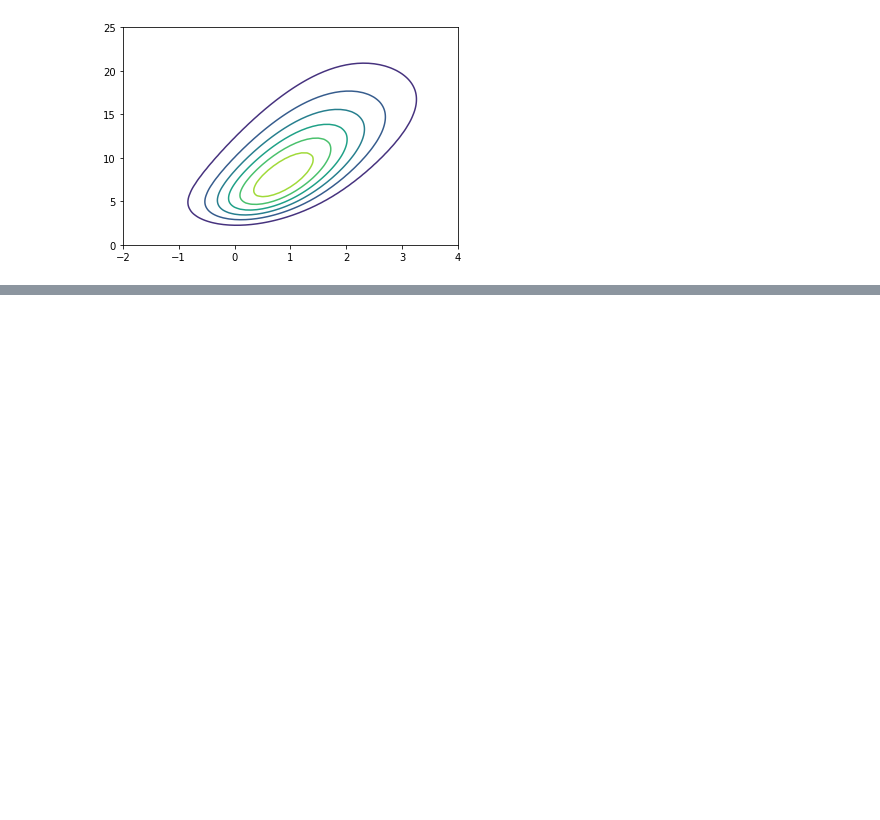
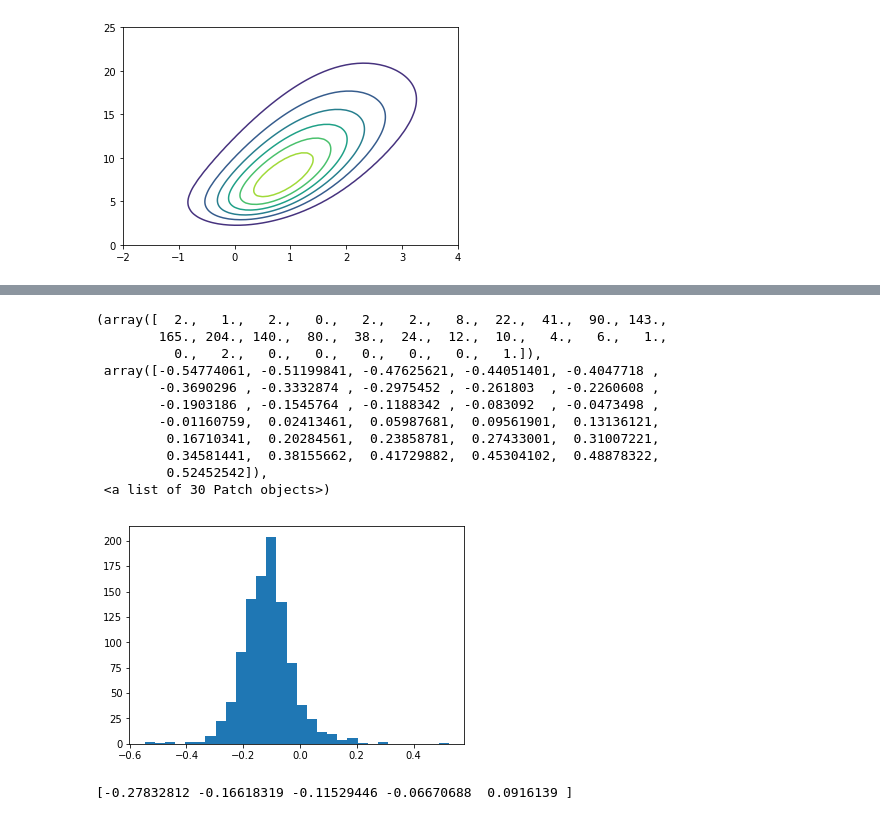
Before and after one commit to hstrey/BME-572-2018, a Jupyter notebook: LD50.ipynb, the cells around one changed output, grey strips where cells are left out. Cells and saved outputs as stored; diff of their text form; code cells hidden in the pictures; blank space fills up the shorter version.

```diff
--- a/LD50.ipynb
+++ b/LD50.ipynb
@@ -66,0 +97,44 @@ plt.ylim((0,25))
+# %%
+def inv_cdf(pdf,x):
+    cdf_pdf = [integrate.simps(pdf[:i+1],x[:i+1]) for i in range(len(x)-1)]
+    cdf_pdf = np.array([0]+cdf_pdf)
+    cdf_pdf = cdf_pdf/cdf_pdf[-1]
+    return interpolate.interp1d(cdf_pdf,x)
+# %%
+inv_cdf_alpha = inv_cdf(alpha_marg,alpha)
+# %%
+n=1000
+sample_alpha = np.random.random_sample(n)
+sample_beta = np.random.random_sample(n)
+
+alpha_sampling = inv_cdf_alpha(sample_alpha)
+
+beta_sampling = []
+
+for alp,bet in zip(alpha_sampling,sample_beta):
+    beta_dis = p_posterior(alp,beta,dose,deaths,n_samples)
+    b_sample = inv_cdf(beta_dis,beta)(bet)
+    beta_sampling.append(b_sample)
+
+beta_sampling = np.array(beta_sampling)
+
+ld50 = -alpha_sampling/beta_sampling
+# %%
+plt.hist(ld50,bins=30)
+# %% [output]
+(array([  2.,   1.,   2.,   0.,   2.,   2.,   8.,  22.,  41.,  90., 143.,
+        165., 204., 140.,  80.,  38.,  24.,  12.,  10.,   4.,   6.,   1.,
+          0.,   2.,   0.,   0.,   0.,   0.,   0.,   1.]),
+ array([-0.54774061, -0.51199841, -0.47625621, -0.44051401, -0.4047718 ,
+        -0.3690296 , -0.3332874 , -0.2975452 , -0.261803  , -0.2260608 ,
+        -0.1903186 , -0.1545764 , -0.1188342 , -0.083092  , -0.0473498 ,
+        -0.01160759,  0.02413461,  0.05987681,  0.09561901,  0.13136121,
+         0.16710341,  0.20284561,  0.23858781,  0.27433001,  0.31007221,
+         0.34581441,  0.38155662,  0.41729882,  0.45304102,  0.48878322,
+         0.52452542]),
+ <a list of 30 Patch objects>)
+[figure, added]
+# %%
+print(np.percentile(ld50,(2.5,25,50,75,97.5)))
+# %% [output]
+[-0.27832812 -0.16618319 -0.11529446 -0.06670688  0.0916139 ]
```
Also changed, not shown: parts of 5 cells of this notebook.
